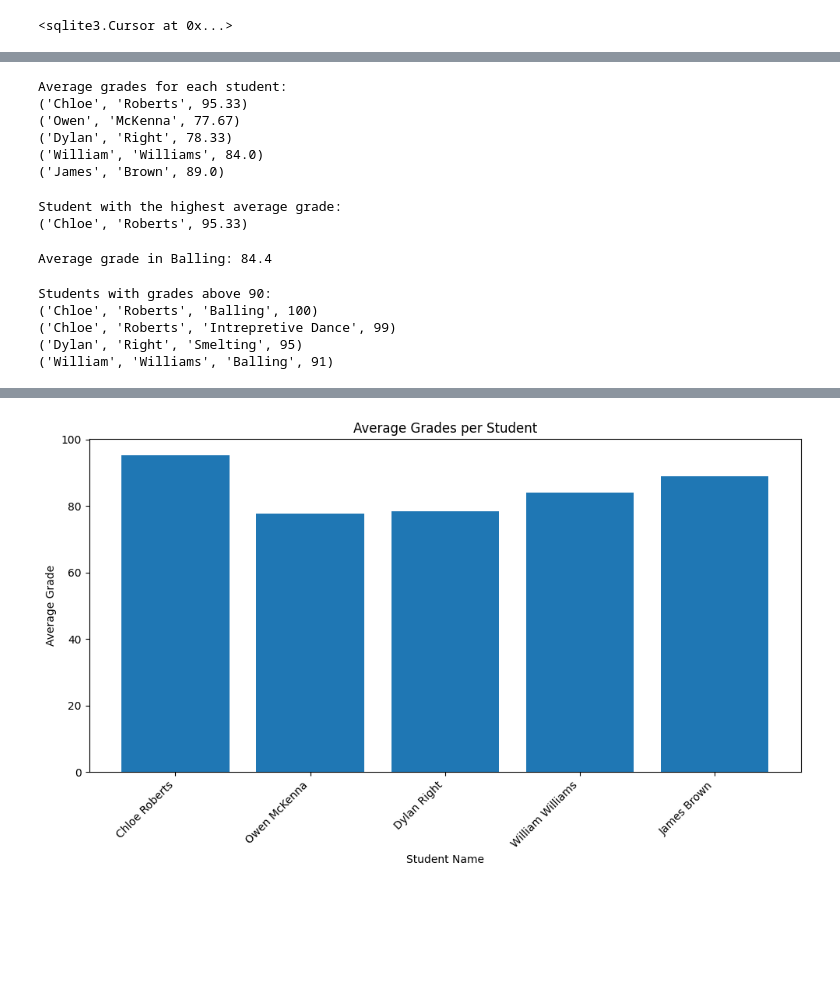
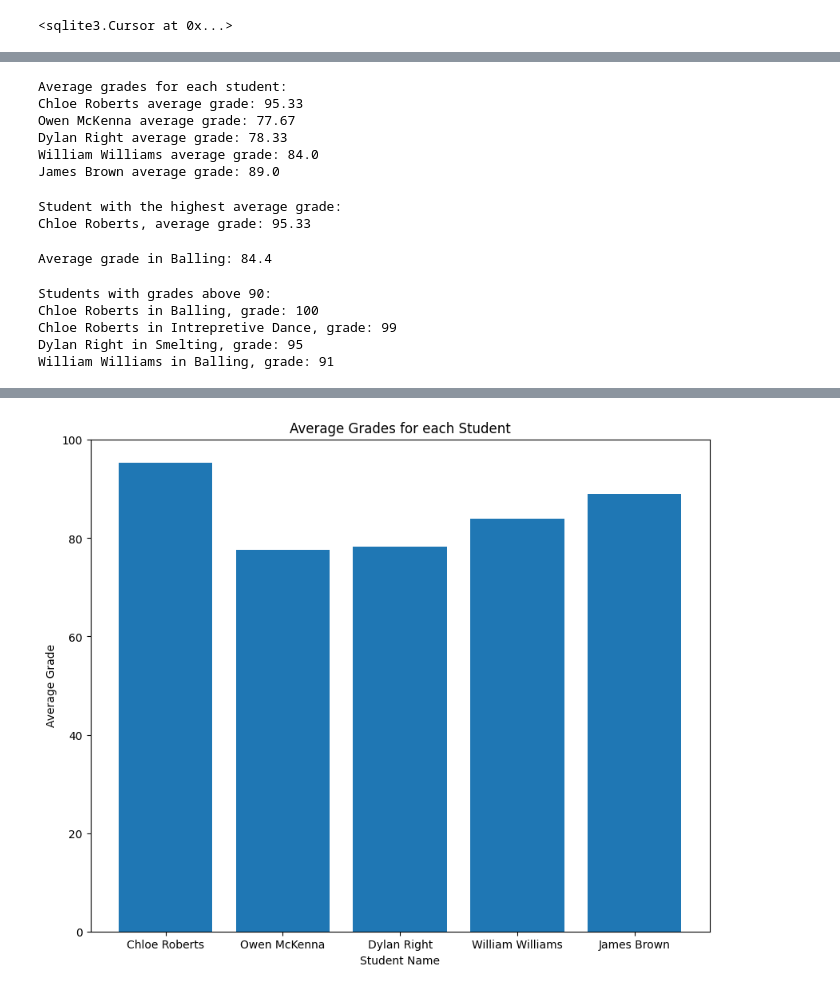
Before and after one commit to OwenHimmel/DS2002SQL, a Jupyter notebook: sqliteHW.ipynb, the cells around one changed output, grey strips where cells are left out. Saved outputs shown, nothing was run; the diff lists cells and outputs as text; code cells hidden in the pictures; blank space fills up the shorter version.

```diff
--- a/sqliteHW.ipynb
+++ b/sqliteHW.ipynb
@@ -106,6 +91,10 @@ name_and_grade = cursor.fetchall()
 # Print the results
 print("Students and their grades:")
 for row in name_and_grade:
-    print(row)
+    fname = row[0]
+    lname = row[1]
+    subject = row[2]
+    grade = row[3]
+    print(fname + " " + lname + " " + subject + " grade: " +str(grade))
 # %% [output]
 Students and their grades:
@@ -142,14 +131,17 @@ average_grades = cursor.fetchall()
 # Print the results
 print("Average grades for each student:")
 for row in average_grades:
-    print(row)
+    fname = row[0]
+    lname = row[1]
+    average_grade = row[2]
+    print(fname + " " + lname + " average grade: " +str(average_grade))
 # %% [output]
 Average grades for each student:
-('Chloe', 'Roberts', 95.33)
-('Owen', 'McKenna', 77.67)
-('Dylan', 'Right', 78.33)
-('William', 'Williams', 84.0)
-('James', 'Brown', 89.0)
+Chloe Roberts average grade: 95.33
+Owen McKenna average grade: 77.67
+Dylan Right average grade: 78.33
+William Williams average grade: 84.0
+James Brown average grade: 89.0
 # %%
 cursor.execute('''
     SELECT
@@ -170,10 +162,13 @@ highest_grade = cursor.fetchone()
 
 # Print the results
 print("Student with the highest average grade:")
-print(highest_grade)
+fname = highest_grade[0]
+lname = highest_grade[1]
+average_grade = highest_grade[2]
+print(fname + " " + lname + ", average grade: " +str(average_grade))
 # %% [output]
 Student with the highest average grade:
-('Chloe', 'Roberts', 95.33)
+Chloe Roberts, average grade: 95.33
 # %%
 cursor.execute('''
     SELECT AVG(grade)
@@ -205,13 +200,17 @@ above_90_students = cursor.fetchall()
 # Print the results
 print("Students with grades above 90:")
 for row in above_90_students:
-    print(row)
+    fname = row[0]
+    lname = row[1]
+    subject = row[2]
+    grade = row[3]
+    print(fname + " " + lname + " in " + subject + ", grade: " +str(grade))
 # %% [output]
 Students with grades above 90:
-('Chloe', 'Roberts', 'Balling', 100)
-('Chloe', 'Roberts', 'Intrepretive Dance', 99)
-('Dylan', 'Right', 'Smelting', 95)
-('William', 'Williams', 'Balling', 91)
+Chloe Roberts in Balling, grade: 100
+Chloe Roberts in Intrepretive Dance, grade: 99
+Dylan Right in Smelting, grade: 95
+William Williams in Balling, grade: 91
 # %%
 import pandas as pd
 cursor.execute('''
@@ -250,32 +249,30 @@ print(df)
 # %%
 import matplotlib.pyplot as plt
 cursor.execute('''
     SELECT
         s.first_name,
         s.last_name,
         AVG(g.grade) AS average_grade
     FROM
         students s
     JOIN
         grades g ON s.student_id = g.student_id
     GROUP BY
         s.student_id
 ''')
 average_grades = cursor.fetchall()
-connection.close()
+
 
 # Extract names and grades
 names = [f"{row[0]} {row[1]}" for row in average_grades]
 grades = [row[2] for row in average_grades]
 
 # Create the bar chart
-plt.figure(figsize=(10, 6))
+plt.figure(figsize=(10, 8))
 plt.bar(names, grades)
 plt.xlabel("Student Name")
 plt.ylabel("Average Grade")
-plt.title("Average Grades per Student")
-plt.xticks(rotation=45, ha="right")
-plt.tight_layout()
+plt.title("Average Grades for each Student")
 plt.show()
 # %% [output]
-[figure, old version]
+[figure, new version]
```
Also changed, not shown: parts of 2 cells of this notebook.
